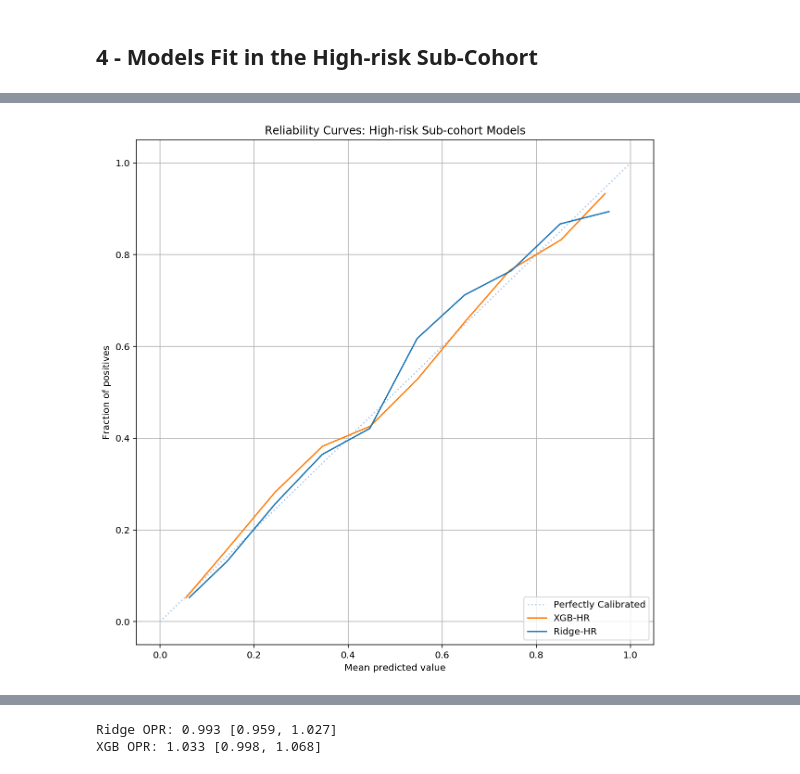
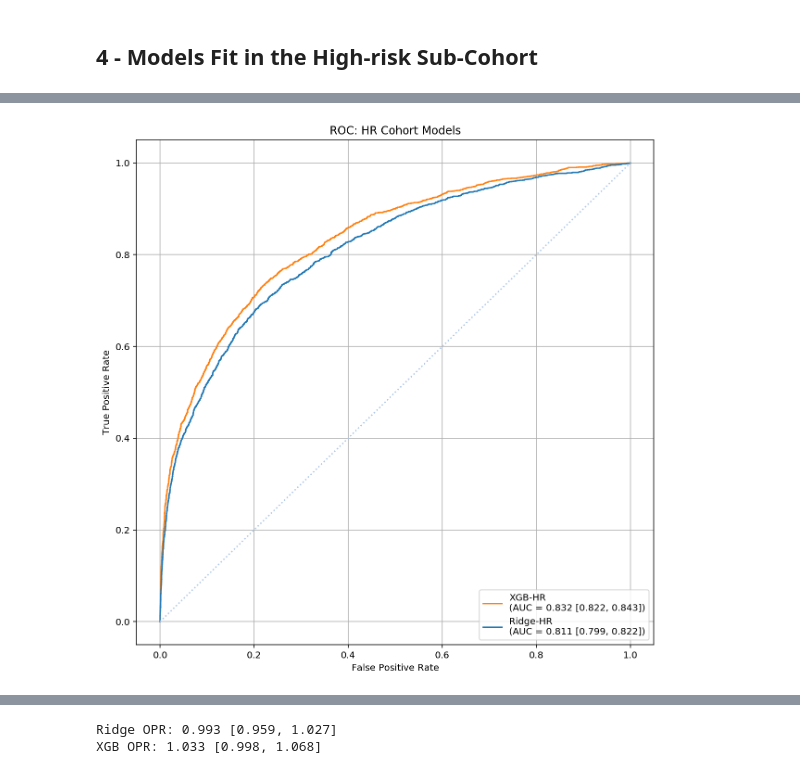
Before and after one commit to cosgriffc/calibrating-severity, a Jupyter notebook: modeling/model_analysis.ipynb, the cells around one changed output, grey strips where cells are left out. Saved outputs shown, nothing was run; the diff lists cells and outputs as text; code cells hidden in the pictures.

```diff
--- a/modeling/model_analysis.ipynb
+++ b/modeling/model_analysis.ipynb
@@ -306,22 +164,5 @@ plt.show()
-# %%
-fraction_of_positives_ridge_HR, mean_predicted_value_ridge_HR = calibration_curve(test_y_HR, f_hat_ridge_HR[:, 1], n_bins=10)
-fraction_of_positives_xgb_HR, mean_predicted_value_xgb_HR = calibration_curve(test_y_HR, f_hat_xgb_HR[:, 1], n_bins=10)
-
-plt.figure(figsize=(10, 10))
-ax1 = plt.axes()
-ax1.plot([0, 1], [0, 1], "k:", label="Perfectly Calibrated", color=tableau20[1])
-
-ax1.plot(mean_predicted_value_xgb_HR, fraction_of_positives_xgb_HR, color=tableau20[2],
-         label='XGB-HR')
-ax1.plot(mean_predicted_value_ridge_HR, fraction_of_positives_ridge_HR, color=tableau20[0],
-         label='Ridge-HR')
-
-ax1.set_ylabel("Fraction of positives")
-ax1.legend(loc="lower right")
-ax1.set_title('Reliability Curves: High-risk Sub-cohort Models')
-ax1.set_xlabel("Mean predicted value")
-# plt.savefig('./figures/calib-hr.svg', bbox_inches='tight')
-plt.grid()
-plt.show()
-# %% [output]
-[figure, removed]
+# %%
+gen_auc_plot(models=[xgb_classifier_HR, ridge_classifier_HR], names=['XGB-HR', 'Ridge-HR'],
+             colors=[tableau20[2], tableau20[0]], title='ROC: HR Cohort Models', X=test_X_HR, y=test_y_HR)
+# %% [output]
+[figure, added]
```
Also changed, not shown: parts of 32 cells of this notebook, 7 other files.
